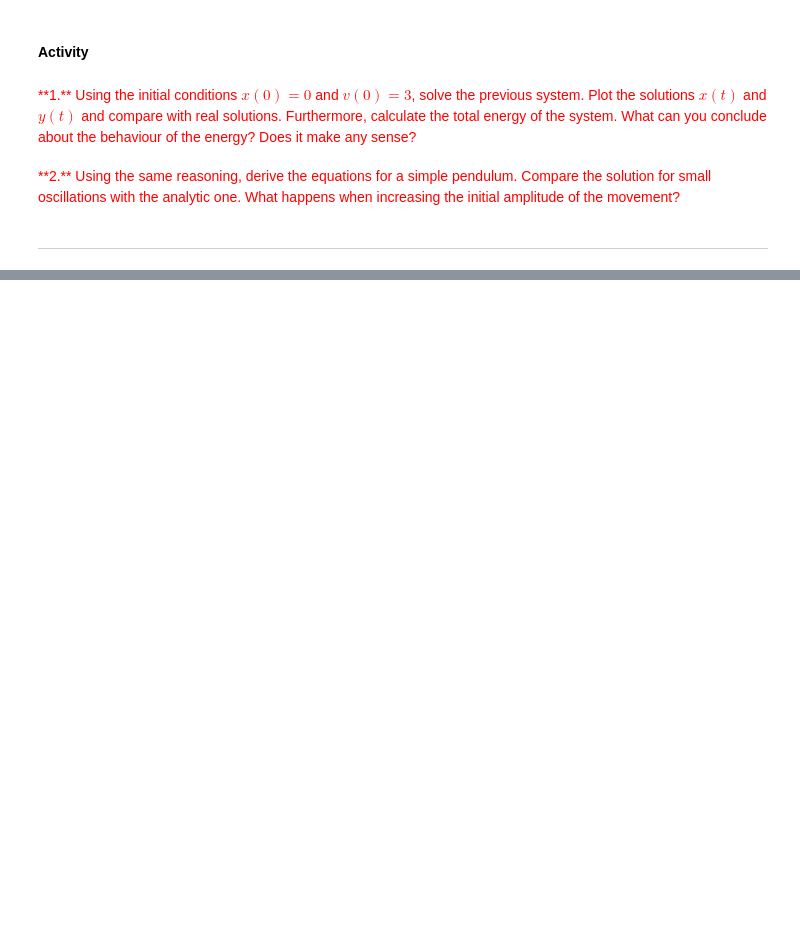
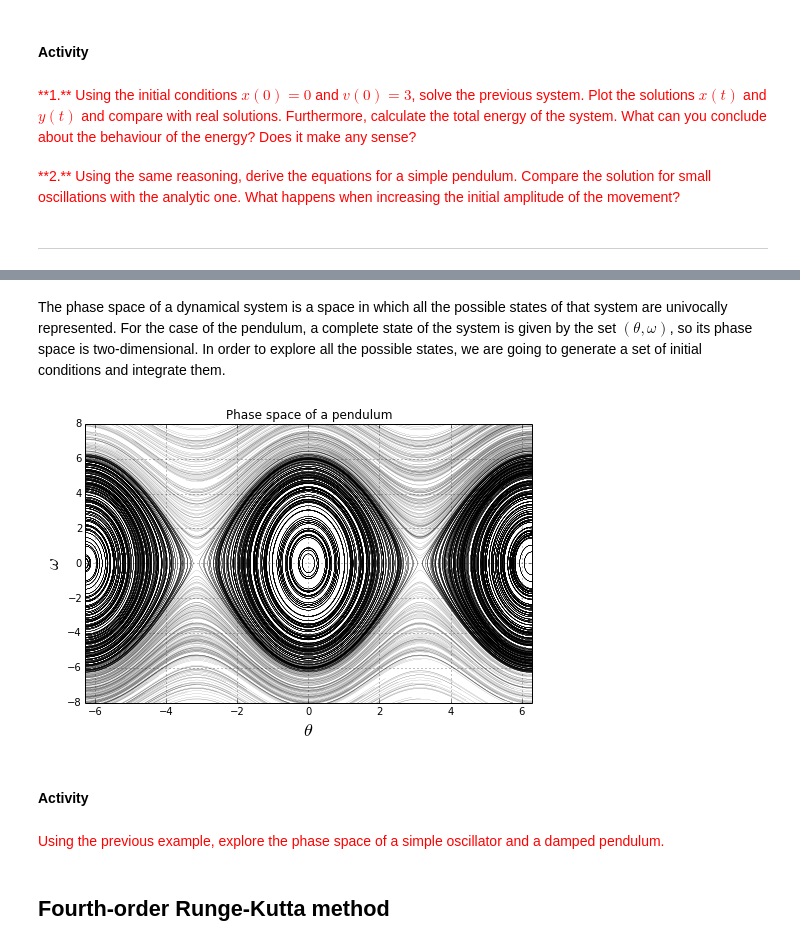
Before and after one commit to sbustamante/ComputationalMethods, a Jupyter notebook: material/differential-equations.ipynb, the cells around one changed output, grey strips where cells are left out. Saved outputs shown, nothing was run; the diff lists cells and outputs as text; code cells hidden in the pictures; blank space fills up the shorter version.

Commit message:
Runge Kutta methods

```diff
--- a/material/differential-equations.ipynb
+++ b/material/differential-equations.ipynb
@@ -110,0 +178,11 @@ $$ \matrix{v_{i+1}= v_{i} - h\frac{k}{m}x_i \\  x_{i+1}=x_i + hv_i} ,\ \ \ x(0)
+# %%
+#RK2 integrator
+def RK2_step( f, y, t, h ):
+    #Creating solutions
+    K0 = h*f(t, y)
+    K1 = h*f(t + 0.5*h, y + 0.5*K0)
+    y1 = y + K1
+    #Returning solution
+    return y1
+# %% [markdown]
+The phase space of a dynamical system is a space in which all the possible states of that system are univocally represented. For the case of the pendulum, a complete state of the system is given by the set $(\theta, \omega)$, so its phase space is two-dimensional. In order to explore all the possible states, we are going to generate a set of initial conditions and integrate them.
@@ -110,0 +219,49 @@ $$ \matrix{v_{i+1}= v_{i} - h\frac{k}{m}x_i \\  x_{i+1}=x_i + hv_i} ,\ \ \ x(0)
+# %%
+#========================================================
+#Generating set of initial conditions
+#========================================================
+theta0s = -4*np.pi + np.random.random(Nic)*8*np.pi
+omega0s = -omega_max + np.random.random(Nic)*2*omega_max
+
+
+#========================================================
+#Integrating and plotting the solution for each IC
+#========================================================
+#Setting figure
+plt.figure( figsize = (8,5) )
+for theta0, omega0 in zip(theta0s, omega0s):
+    #Arrays for solutions
+    time = [0,]
+    theta = [theta0,]
+    omega = [omega0,]
+    for i, t in zip(xrange(int(tmax/h)), np.arange( 0, tmax, h )):
+        #Building current condition
+        y = [theta[i], omega[i]]
+        #Integrating the system
+        thetai, omegai = RK2_step( function, y, t, h )
+        #Appending new components
+        theta.append( thetai )
+        omega.append( omegai )
+        time.append( t )
+    #Plotting solution
+    plt.plot( theta, omega, lw = 0.1, color = "black" )
+
+#Format of figure
+plt.xlabel( "$\\theta$", fontsize = 18 )
+plt.ylabel( "$\omega$", fontsize = 18 )
+plt.xlim( (-2*np.pi, 2*np.pi) )
+plt.ylim( (-omega_max, omega_max) )
+plt.title( "Phase space of a pendulum" )
+plt.grid(1)
+# %% [output]
+[figure, added]
+# %% [markdown]
+## <font color='red'>
+**Activity**
+</font>
+# %% [markdown]
+<font color='red'>
+Using the previous example, explore the phase space of a simple oscillator and a damped pendulum.
+</font>
+# %% [markdown]
+## Fourth-order Runge-Kutta method
```
Also changed, not shown: parts of 13 cells of this notebook.
